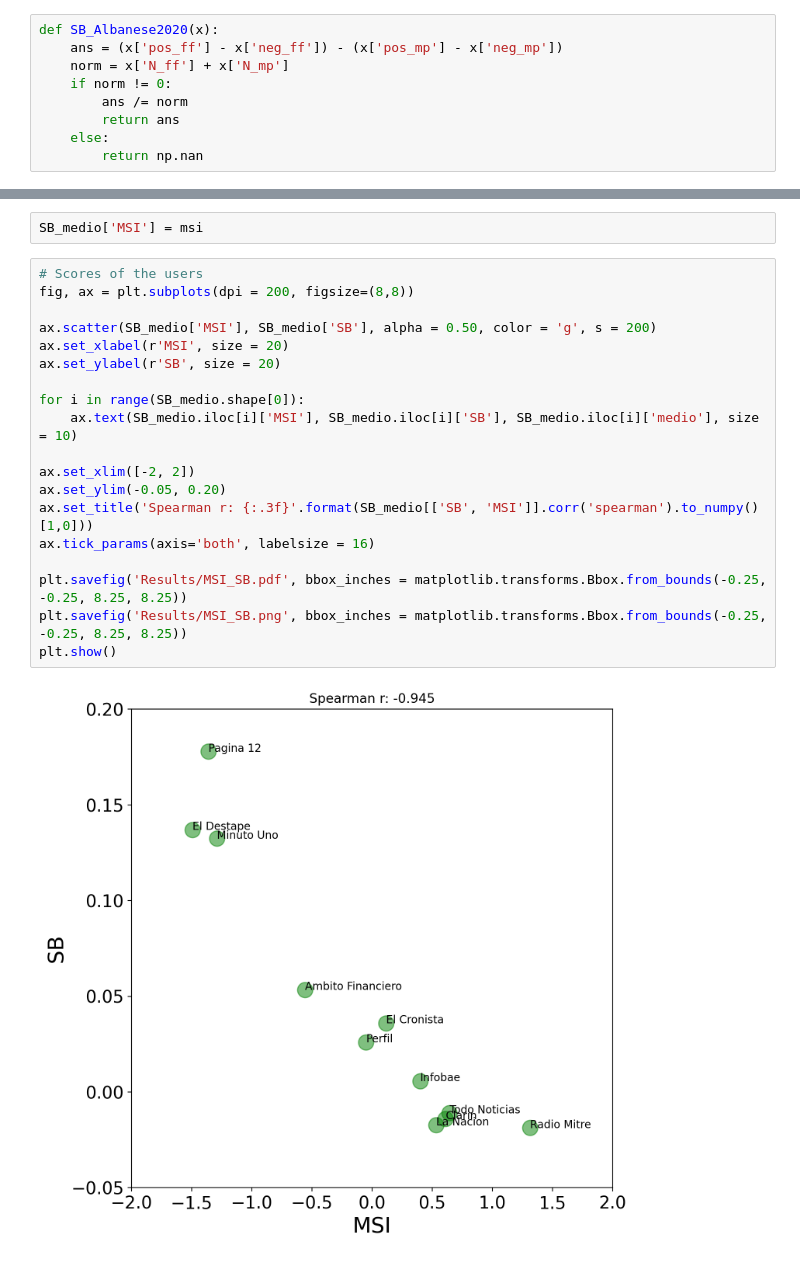
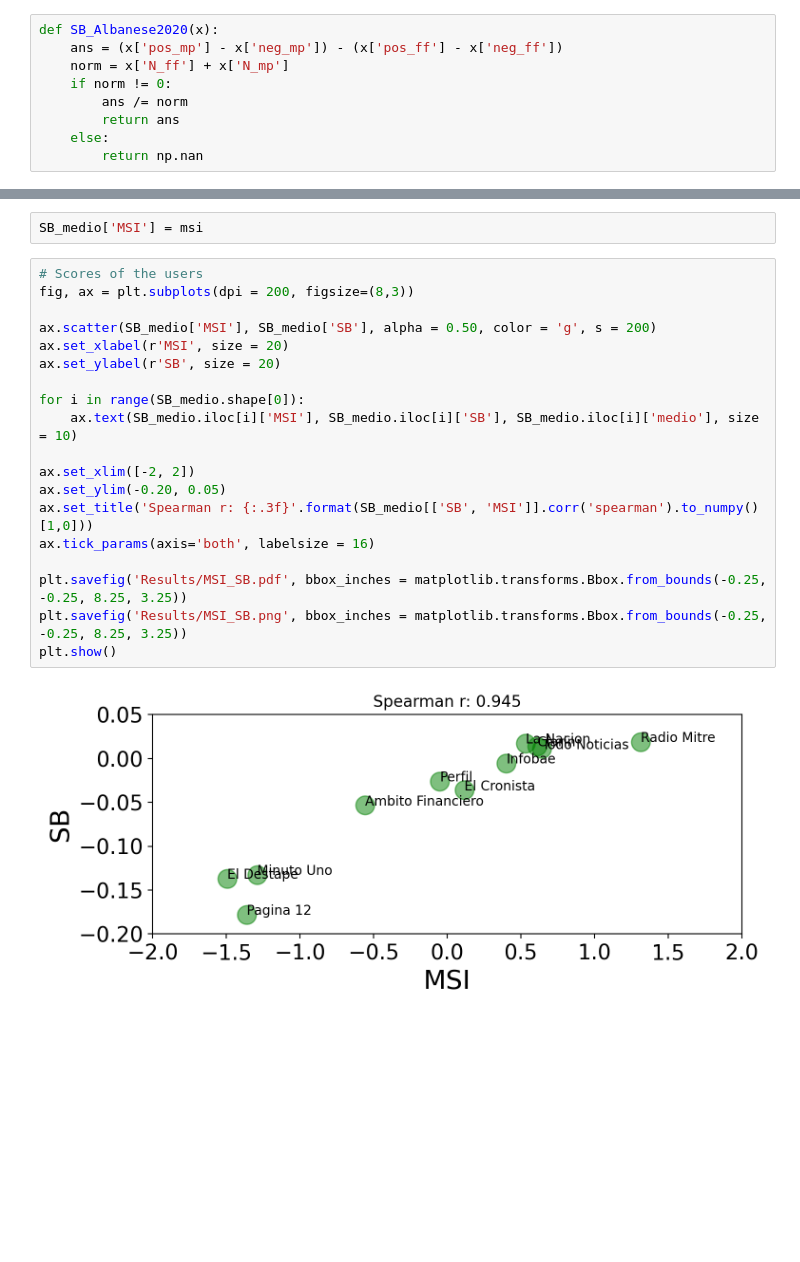
Before and after one commit to spinto88/MediaSharingIndex, a Jupyter notebook: MediaShareIndex_ppal_media_relation_ideology.ipynb, the cells around one changed output, grey strips where cells are left out. Drawn from its saved outputs; the diff is of its cells as text; blank space fills up the shorter version.

```diff
--- a/MediaShareIndex_ppal_media_relation_ideology.ipynb
+++ b/MediaShareIndex_ppal_media_relation_ideology.ipynb
@@ -155,7 +155,7 @@ media_score
 df_aux = pd.read_csv('Data/dataEchoChambers_with_article_info.csv').drop_duplicates(subset=['url_expanded'])
 # %%
 def SB_Albanese2020(x):
-    ans = (x['pos_ff'] - x['neg_ff']) - (x['pos_mp'] - x['neg_mp'])
+    ans = (x['pos_mp'] - x['neg_mp']) - (x['pos_ff'] - x['neg_ff'])
     norm = x['N_ff'] + x['N_mp']
     if norm != 0:
         ans /= norm
@@ -176,22 +176,22 @@ msi = [m[1] for m in sorted(media_score, key = lambda x: x[0])]
 SB_medio['MSI'] = msi
 # %%
 # Scores of the users
-fig, ax = plt.subplots(dpi = 200, figsize=(8,8))
+fig, ax = plt.subplots(dpi = 200, figsize=(8,3))
 
 ax.scatter(SB_medio['MSI'], SB_medio['SB'], alpha = 0.50, color = 'g', s = 200)
 ax.set_xlabel(r'MSI', size = 20)
 ax.set_ylabel(r'SB', size = 20)
 
 for i in range(SB_medio.shape[0]):
     ax.text(SB_medio.iloc[i]['MSI'], SB_medio.iloc[i]['SB'], SB_medio.iloc[i]['medio'], size = 10)
 
 ax.set_xlim([-2, 2])
-ax.set_ylim(-0.05, 0.20)
+ax.set_ylim(-0.20, 0.05)
 ax.set_title('Spearman r: {:.3f}'.format(SB_medio[['SB', 'MSI']].corr('spearman').to_numpy()[1,0]))
 ax.tick_params(axis='both', labelsize = 16)
 
-plt.savefig('Results/MSI_SB.pdf', bbox_inches = matplotlib.transforms.Bbox.from_bounds(-0.25, -0.25, 8.25, 8.25))
-plt.savefig('Results/MSI_SB.png', bbox_inches = matplotlib.transforms.Bbox.from_bounds(-0.25, -0.25, 8.25, 8.25))
+plt.savefig('Results/MSI_SB.pdf', bbox_inches = matplotlib.transforms.Bbox.from_bounds(-0.25, -0.25, 8.25, 3.25))
+plt.savefig('Results/MSI_SB.png', bbox_inches = matplotlib.transforms.Bbox.from_bounds(-0.25, -0.25, 8.25, 3.25))
 plt.show()
 # %% [output]
-[figure, old version]
+[figure, new version]
```
Also changed, not shown: 3 other files.
